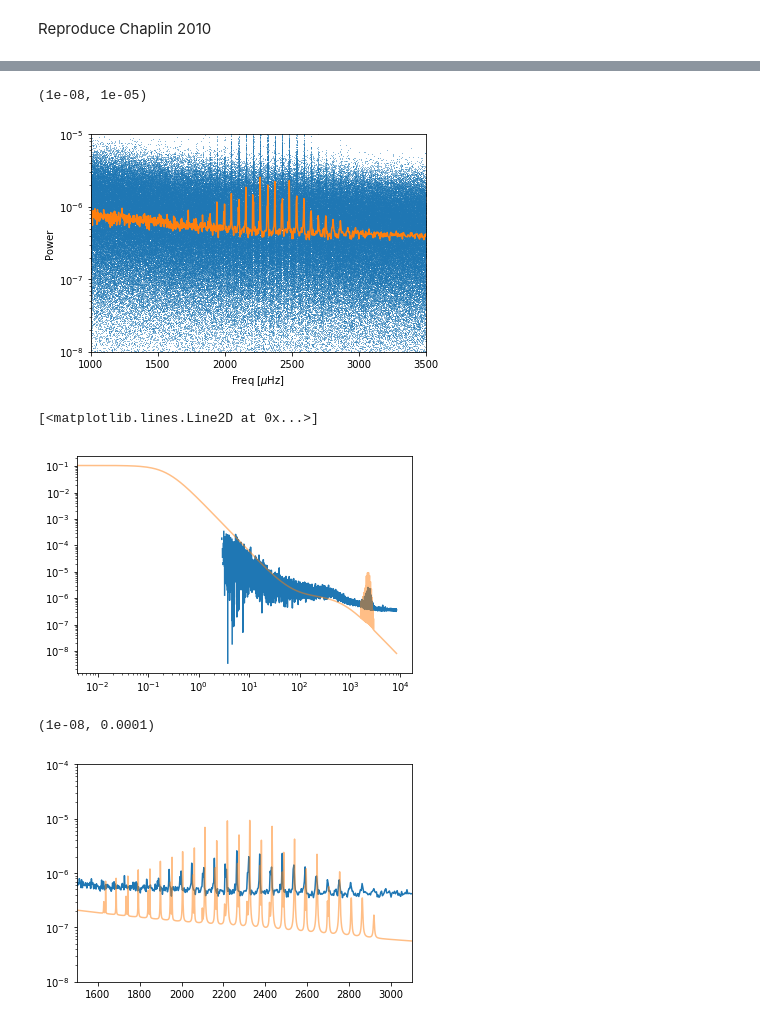
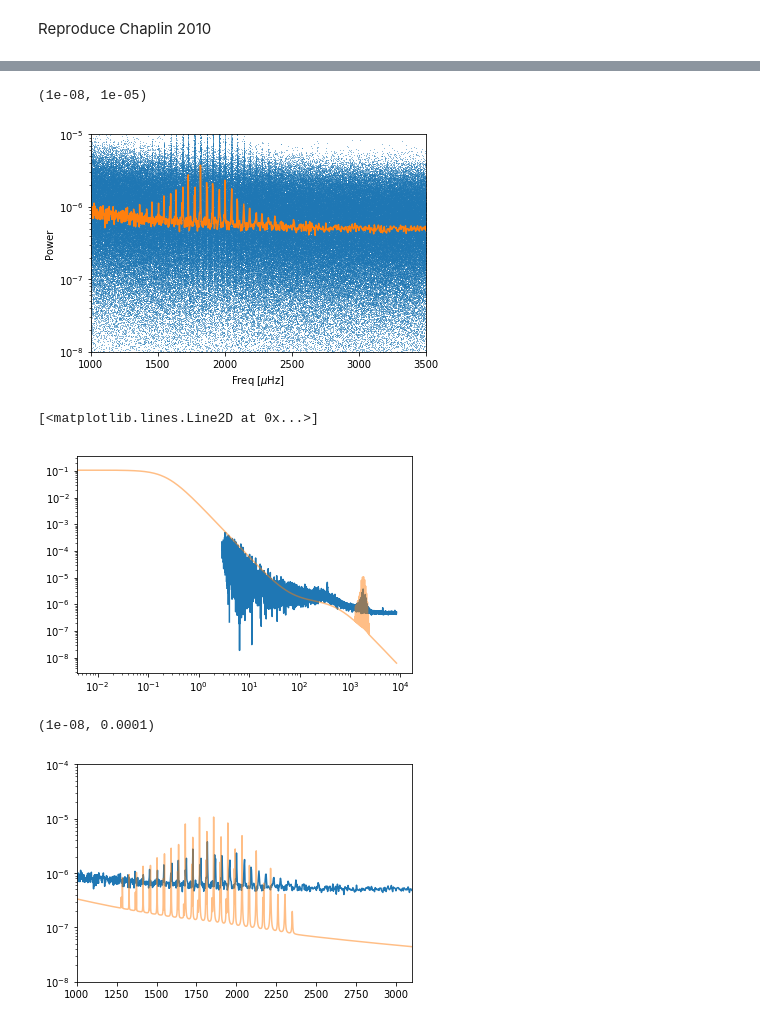
Before and after one commit to bmorris3/shocksgo, a Jupyter notebook: notebooks/validation_KIC3656476.ipynb, the cells around one changed output, grey strips where cells are left out. Saved outputs shown, nothing was run; the diff lists cells and outputs as text; code cells hidden in the pictures.

```diff
--- a/notebooks/validation_KIC3656476.ipynb
+++ b/notebooks/validation_KIC3656476.ipynb
@@ -39,7 +39,7 @@ def light_curve(kic):
 
     return time, flux
 # %%
-time, flux = light_curve(6603624)
+time, flux = light_curve(3656476)
 # %%
 gaps = np.diff(time) > 50000*np.median(np.diff(time))
 # %%
@@ -130,33 +130,36 @@ plt.xlim([1000, 3500])
 plt.ylim([1e-8, 1e-5])
 # %% [output]
 (1e-08, 1e-05)
-[figure, old version]
+[figure, new version]
 # %%
 import sys
 sys.path.insert(0, '../')
 
 from shocksgo import generate_stellar_fluxes
 # %%
-from astropy.constants import M_sun, L_sun
+from astropy.constants import M_sun, L_sun, R_sun
 import astropy.units as u
 
-M = 1.027 * M_sun #  KIC
-T_eff = 5605.33	 * u.K # Gaia DR2
-L = 1.231 * L_sun # Gaia DR2
-fluxes, kernel = generate_stellar_fluxes(size=1e5, M=M, T_eff=T_eff, L=L)
+
+# KIC 3656476
+M = 1.09 * M_sun #  (Mathur+, 2012)
+T_eff = 5581 * u.K # Gaia DR2
+L = 1.627 * L_sun # Gaia DR2
+R = 1.36 * R_sun # Gaia DR2
+times, fluxes, kernel = generate_stellar_fluxes(duration=10*u.min, M=M, T_eff=T_eff, L=L, R=R)
 
 plt.semilogy(binned_freq, binned_power)
 
 plt.loglog(freqs, kernel.get_psd(2*np.pi*freqs*1e-6), alpha=0.5)
 # %% [output]
 [<matplotlib.lines.Line2D at 0x...>]
-[figure, old version]
+[figure, new version]
 # %%
 plt.semilogy(binned_freq, binned_power)
 
 plt.semilogy(freqs, kernel.get_psd(2*np.pi*freqs*1e-6), alpha=0.5)
-plt.xlim([1500, 3100])
+plt.xlim([1000, 3100])
 plt.ylim([1e-8, 1e-4])
 # %% [output]
 (1e-08, 0.0001)
-[figure, old version]
+[figure, new version]
```
Also changed, not shown: parts of 4 cells of this notebook, 6 other files.
